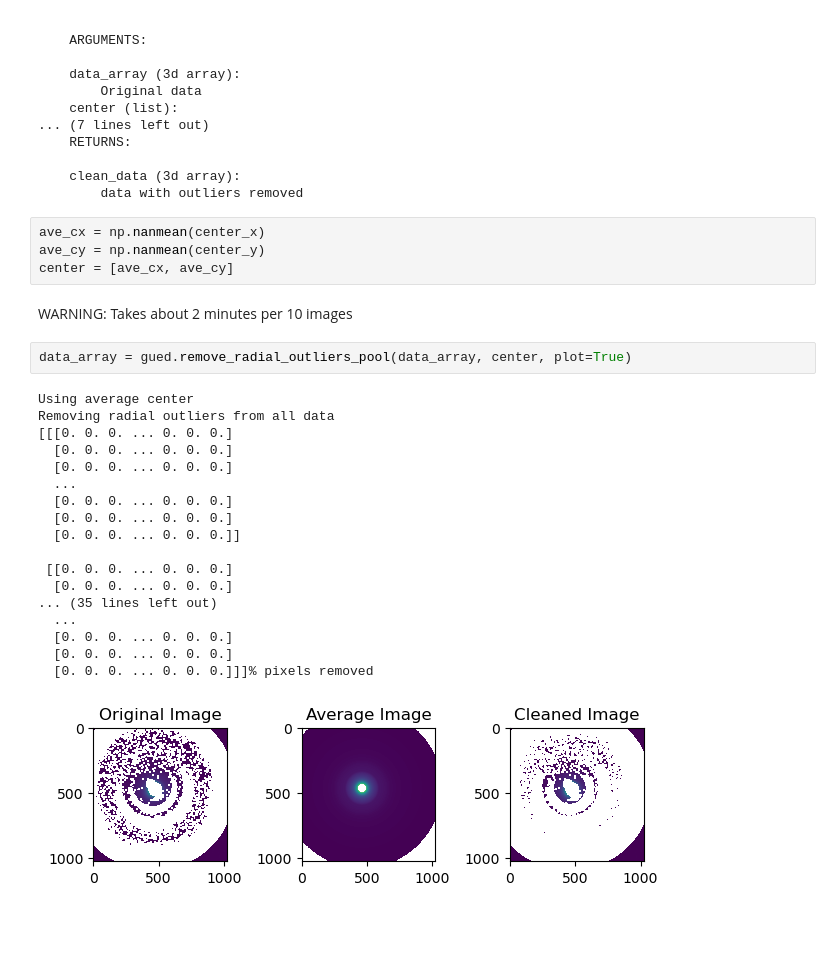
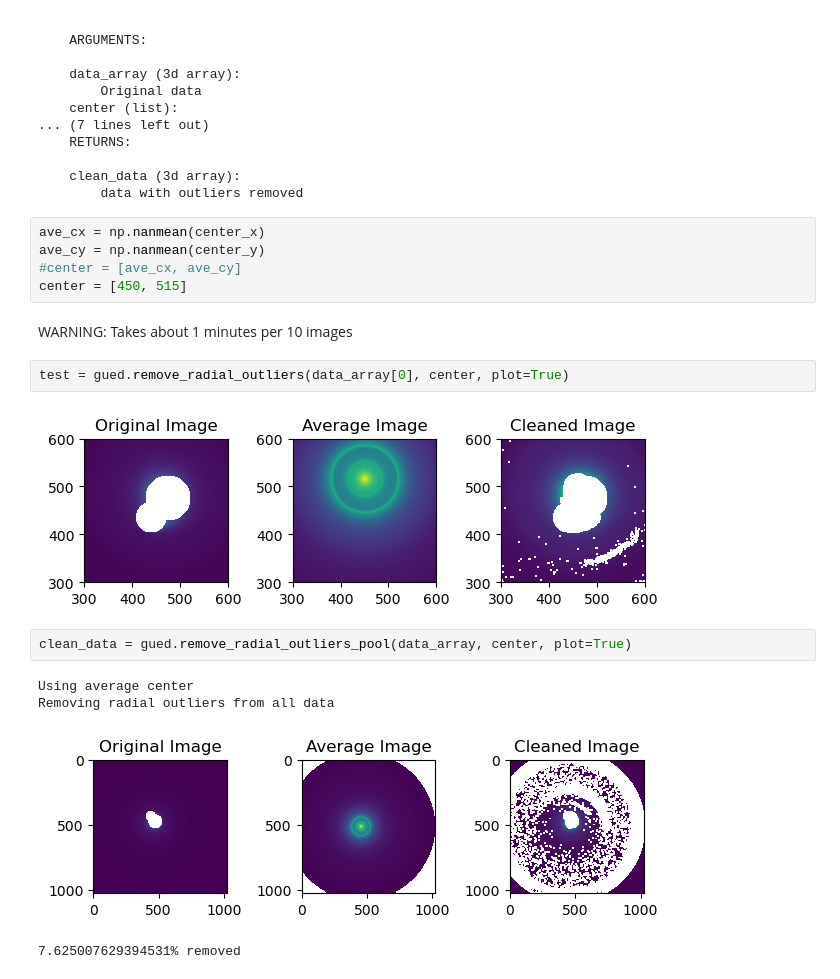
Before and after one commit to lheald2/gued, a Jupyter notebook: Fast_Analysis.ipynb, the cells around one changed output. Saved outputs shown, nothing was run; the diff lists cells and outputs as text; blank space fills up the shorter version.

Commit message:
Testing radial outlier removal

```diff
--- a/Fast_Analysis.ipynb
+++ b/Fast_Analysis.ipynb
@@ -318,27 +316,18 @@ remove_radial_outliers_pool(data_array, center, plot=False)
 # %%
 ave_cx = np.nanmean(center_x)
 ave_cy = np.nanmean(center_y)
-center = [ave_cx, ave_cy]
+#center = [ave_cx, ave_cy]
+center = [450, 515]
 # %% [markdown]
-WARNING: Takes about 2 minutes per 10 images
+WARNING: Takes about 1 minutes per 10 images
+# %%
+test = gued.remove_radial_outliers(data_array[0], center, plot=True)
+# %% [output]
+[figure, added]
 # %%
-data_array = gued.remove_radial_outliers_pool(data_array, center, plot=True)
+clean_data = gued.remove_radial_outliers_pool(data_array, center, plot=True)
 # %% [output]
 Using average center
 Removing radial outliers from all data
-[[[0. 0. 0. ... 0. 0. 0.]
-  [0. 0. 0. ... 0. 0. 0.]
-  [0. 0. 0. ... 0. 0. 0.]
-  ...
-  [0. 0. 0. ... 0. 0. 0.]
-  [0. 0. 0. ... 0. 0. 0.]
-  [0. 0. 0. ... 0. 0. 0.]]
-
- [[0. 0. 0. ... 0. 0. 0.]
-  [0. 0. 0. ... 0. 0. 0.]
-... (35 lines left out)
-  ...
-  [0. 0. 0. ... 0. 0. 0.]
-  [0. 0. 0. ... 0. 0. 0.]
-  [0. 0. 0. ... 0. 0. 0.]]]% pixels removed
-[figure, old version]
+[figure, new version]
+7.625007629394531% removed
```
Also changed, not shown: parts of 1 cell of this notebook, 1 other file.
